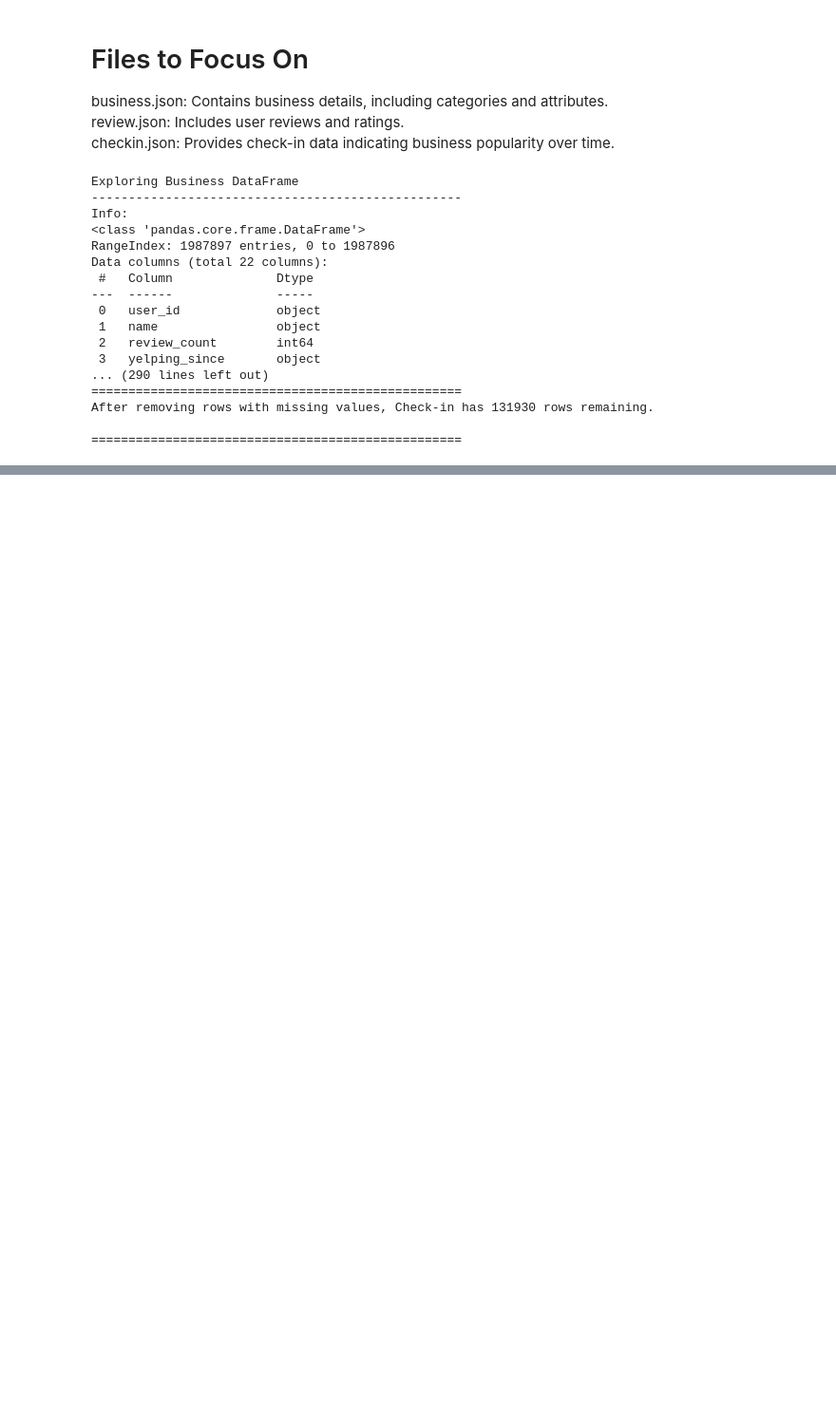
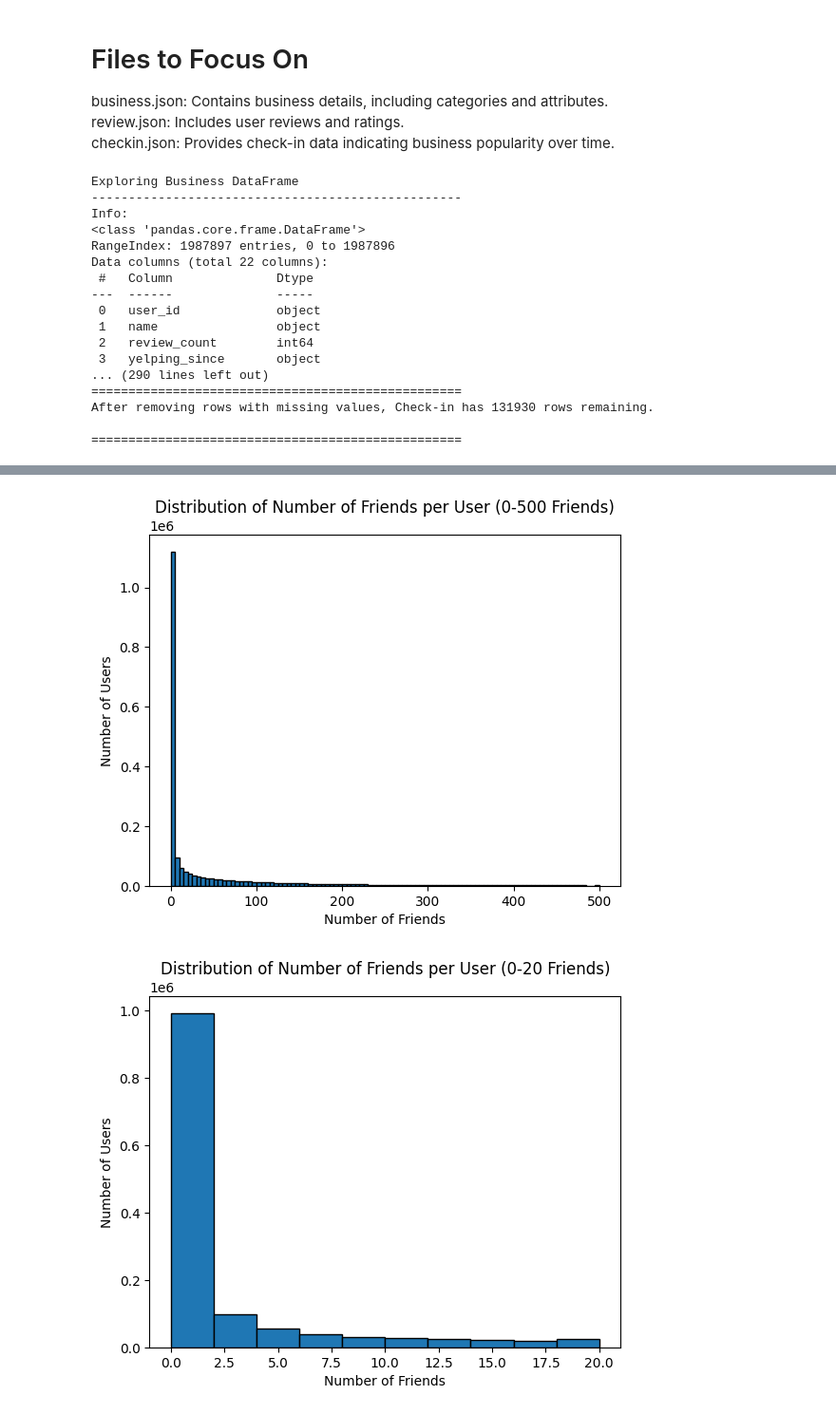
Before and after one commit to Arnav710/yelp_recommender_system, a Jupyter notebook: Melvyn/EDA.ipynb, the cells around one changed output, grey strips where cells are left out. Shown: that part at 95% size. Cells and saved outputs as stored; diff of their text form; code cells hidden in the pictures; blank space fills up the shorter version.

```diff
--- a/Melvyn/EDA.ipynb
+++ b/Melvyn/EDA.ipynb
@@ -85,0 +98,22 @@ After removing rows with missing values, Check-in has 131930 rows remaining.
+# %%
+# Calculate number of friends per user
+import numpy as np
+user_df['num_friends'] = user_df['friends'].apply(lambda x: len(x.split(',')) if pd.notnull(x) else 0)
+
+# Plot distribution of friends
+# Limit x-axis for friends count distribution
+plt.hist(user_df['num_friends'], bins=100, edgecolor='k', range=(0, 500))
+plt.title('Distribution of Number of Friends per User (0-500 Friends)')
+plt.xlabel('Number of Friends')
+plt.ylabel('Number of Users')
+plt.show()
+
+# Limit x-axis to 100
+plt.hist(user_df['num_friends'], bins=10, edgecolor='k', range=(0, 20))
+plt.title('Distribution of Number of Friends per User (0-20 Friends)')
+plt.xlabel('Number of Friends')
+plt.ylabel('Number of Users')
+plt.show()
+# %% [output]
+[figure, added]
+[figure, added]
```
Also changed, not shown: parts of 3 cells of this notebook.
